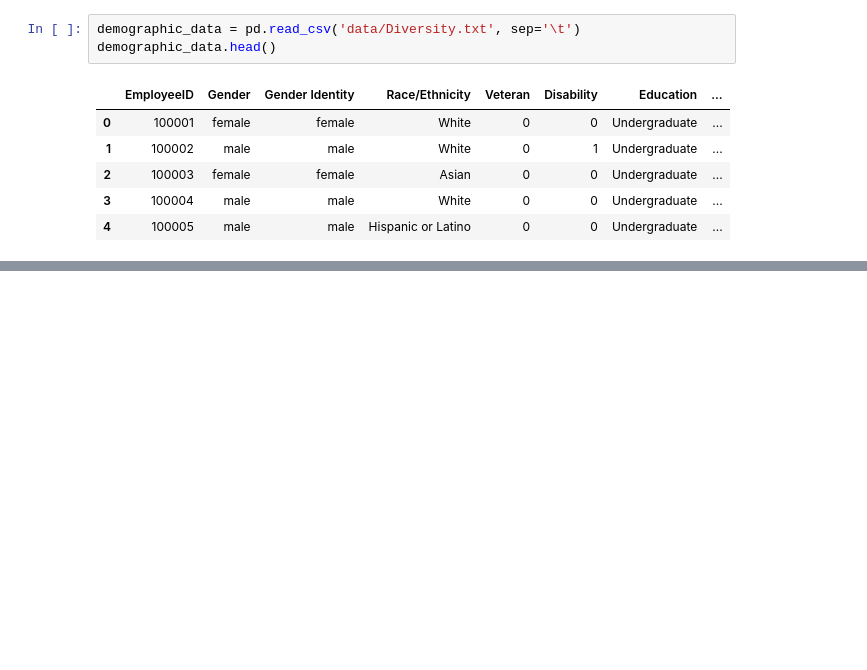
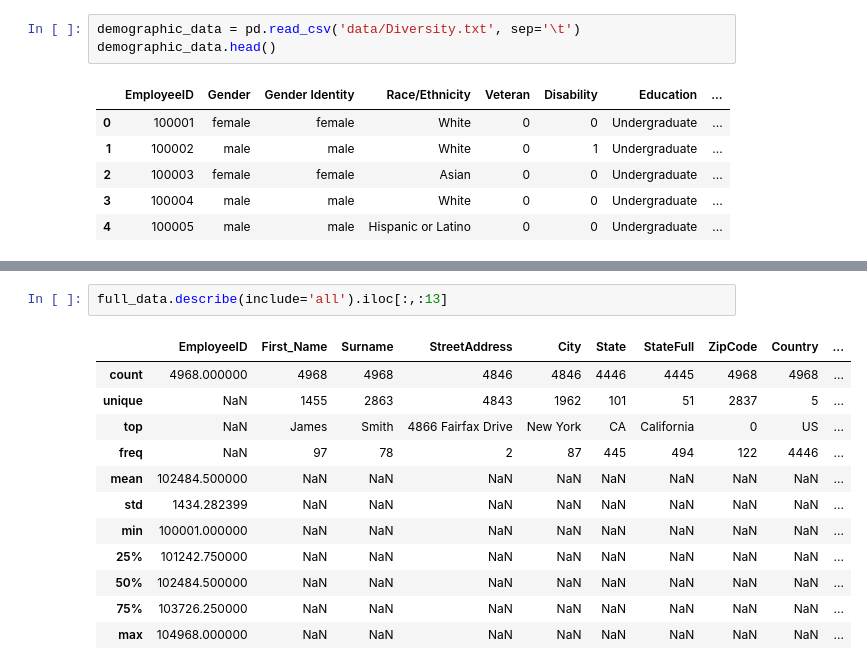
Before and after one commit to BrianLoe/ETL-and-DataViz, a Jupyter notebook: human_resource/HR/ETL phase.ipynb, the cells around one changed output, grey strips where cells are left out. Drawn from its saved outputs; the diff is of its cells as text; blank space fills up the shorter version.

```diff
--- a/human_resource/HR/ETL phase.ipynb
+++ b/human_resource/HR/ETL phase.ipynb
@@ -63,0 +239,15 @@ demographic_data.head()
+# %%
+full_data.describe(include='all').iloc[:,:13]
+# %% [output]
+|  | EmployeeID | First_Name | Surname | StreetAddress | City | State | StateFull | ZipCode | Country | ... |
+| count | 4968.000000 | 4968 | 4968 | 4846 | 4846 | 4446 | 4445 | 4968 | 4968 | ... |
+| unique | NaN | 1455 | 2863 | 4843 | 1962 | 101 | 51 | 2837 | 5 | ... |
+| top | NaN | James | Smith | 4866 Fairfax Drive | New York | CA | California | 0 | US | ... |
+| freq | NaN | 97 | 78 | 2 | 87 | 445 | 494 | 122 | 4446 | ... |
+| mean | 102484.500000 | NaN | NaN | NaN | NaN | NaN | NaN | NaN | NaN | ... |
+| std | 1434.282399 | NaN | NaN | NaN | NaN | NaN | NaN | NaN | NaN | ... |
+| min | 100001.000000 | NaN | NaN | NaN | NaN | NaN | NaN | NaN | NaN | ... |
+| 25% | 101242.750000 | NaN | NaN | NaN | NaN | NaN | NaN | NaN | NaN | ... |
+| 50% | 102484.500000 | NaN | NaN | NaN | NaN | NaN | NaN | NaN | NaN | ... |
+| 75% | 103726.250000 | NaN | NaN | NaN | NaN | NaN | NaN | NaN | NaN | ... |
+| max | 104968.000000 | NaN | NaN | NaN | NaN | NaN | NaN | NaN | NaN | ... |
```
Also changed, not shown: parts of 26 cells of this notebook.
